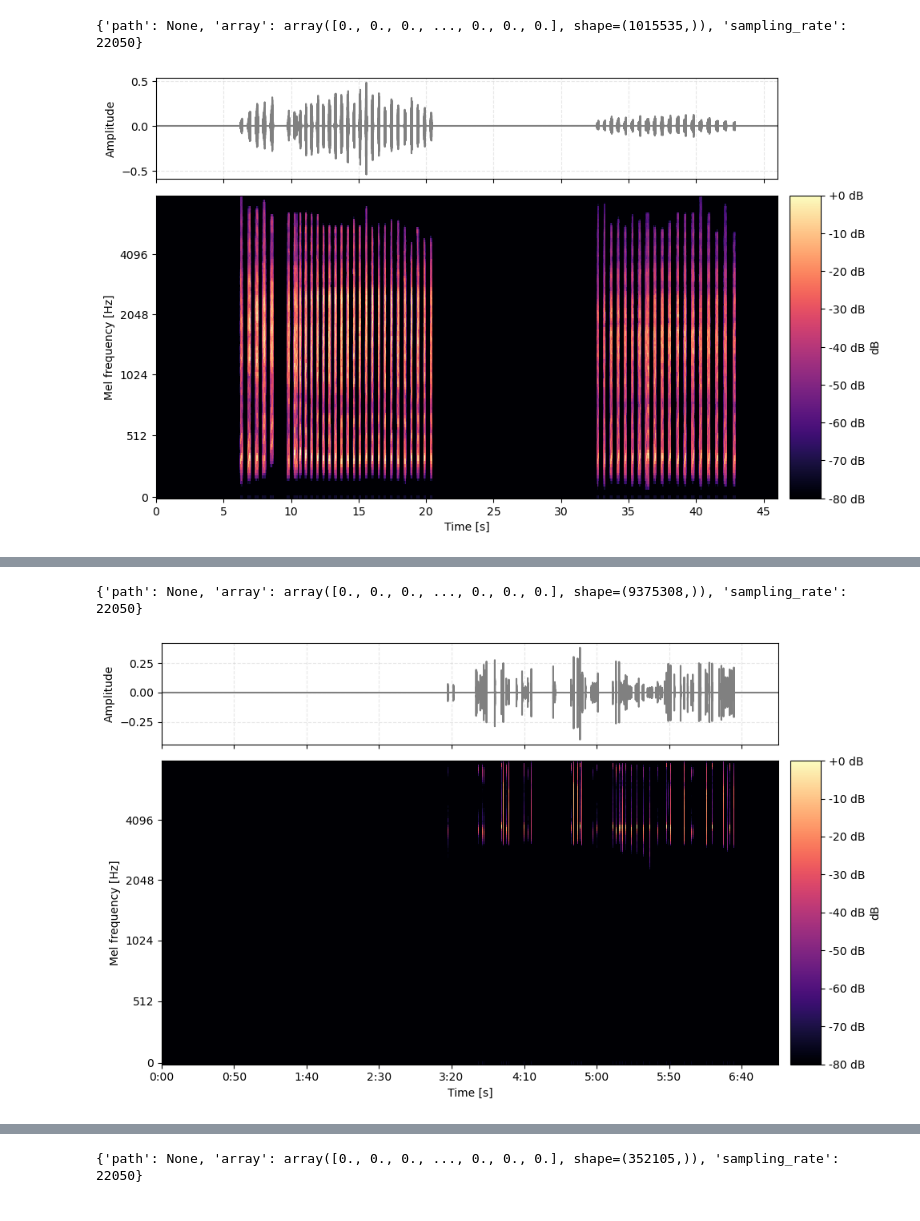
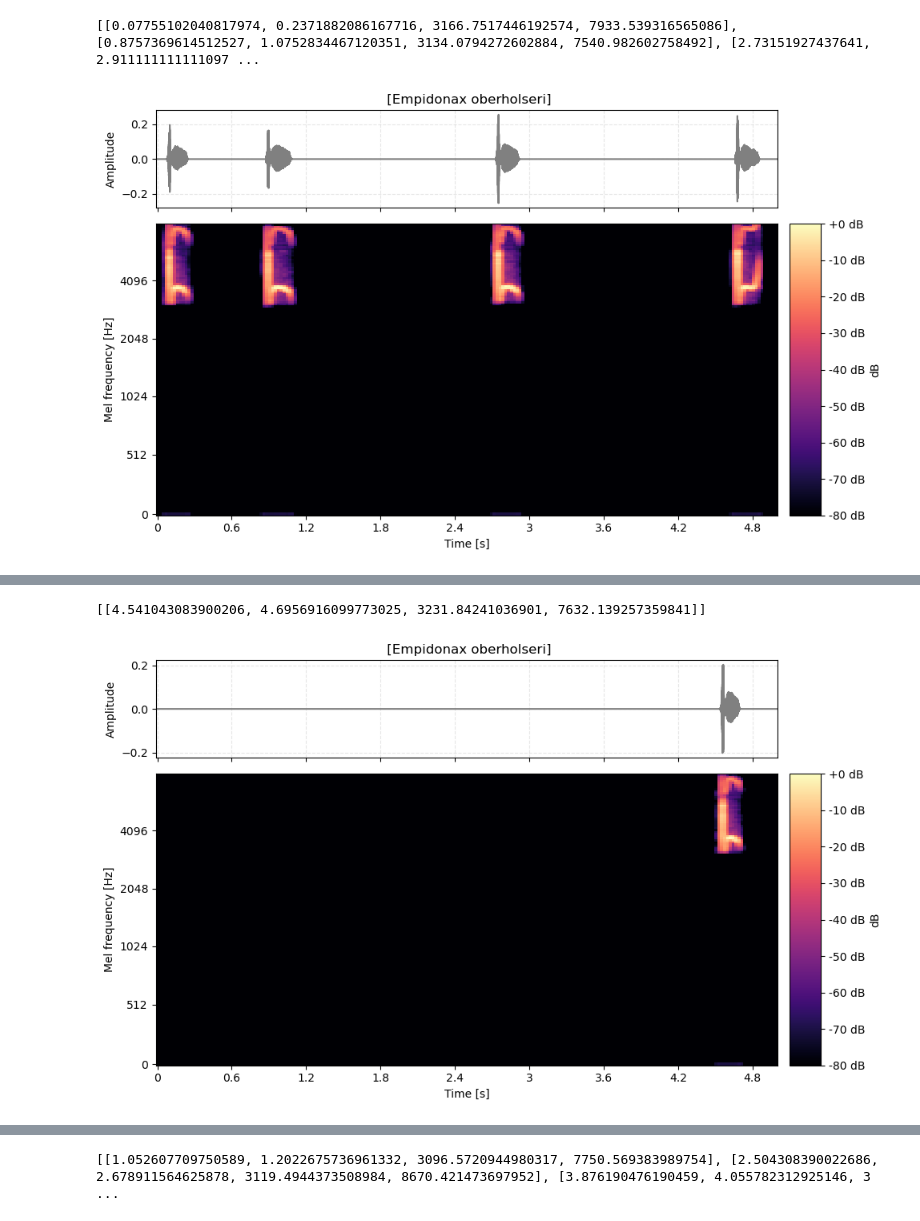
Before and after one commit to mcht67/Polyphonic-Bird-Call-Dataset, a Jupyter notebook: source/display_dataset.ipynb, the cells around one changed output, grey strips where cells are left out. Saved outputs shown, nothing was run; the diff lists cells and outputs as text; code cells hidden in the pictures.

Commit message:
adds resources and example segmentation

```diff
--- a/source/display_dataset.ipynb
+++ b/source/display_dataset.ipynb
@@ -6,10 +7,11 @@ import numpy as np
 # %%
 ds = load_from_disk('../datasets/preprocessed_subset')
 
-for example in ds.select(range(0,3)):
-    audio = example['audio_filtered']
-    print(audio)
-    plot_save_mel_spectrogram(np.array(audio['array']), audio['sampling_rate'])
+for example in ds.select(range(25,30)):
+    audio = example['audio']
+    print(example['time_freq_bounds'])
+    plot_save_mel_spectrogram(np.array(audio['array']), audio['sampling_rate'], details=example['scientific_name'])
+    disp.display(disp.Audio(audio['array'], rate=audio['sampling_rate']))
 # %% [output]
-{'path': None, 'array': array([0., 0., 0., ..., 0., 0., 0.], shape=(1015535,)), 'sampling_rate': 22050}
+[[0.07755102040817974, 0.2371882086167716, 3166.7517446192574, 7933.539316565086], [0.8757369614512527, 1.0752834467120351, 3134.0794272602884, 7540.982602758492], [2.73151927437641, 2.911111111111097 ...
-[figure, old version]
+[figure, new version]
@@ -16,2 +19,2 @@ for example in ds.select(range(0,3)):
-{'path': None, 'array': array([0., 0., 0., ..., 0., 0., 0.], shape=(9375308,)), 'sampling_rate': 22050}
+[[4.541043083900206, 4.6956916099773025, 3231.84241036901, 7632.139257359841]]
-[figure, old version]
+[figure, new version]
@@ -18 +22 @@ for example in ds.select(range(0,3)):
-{'path': None, 'array': array([0., 0., 0., ..., 0., 0., 0.], shape=(352105,)), 'sampling_rate': 22050}
+[[1.052607709750589, 1.2022675736961332, 3096.5720944980317, 7750.569383989754], [2.504308390022686, 2.678911564625878, 3119.4944373508984, 8670.421473697952], [3.876190476190459, 4.055782312925146, 3 ...
```
Also changed, not shown: parts of 2 cells of this notebook, 21 other files.
